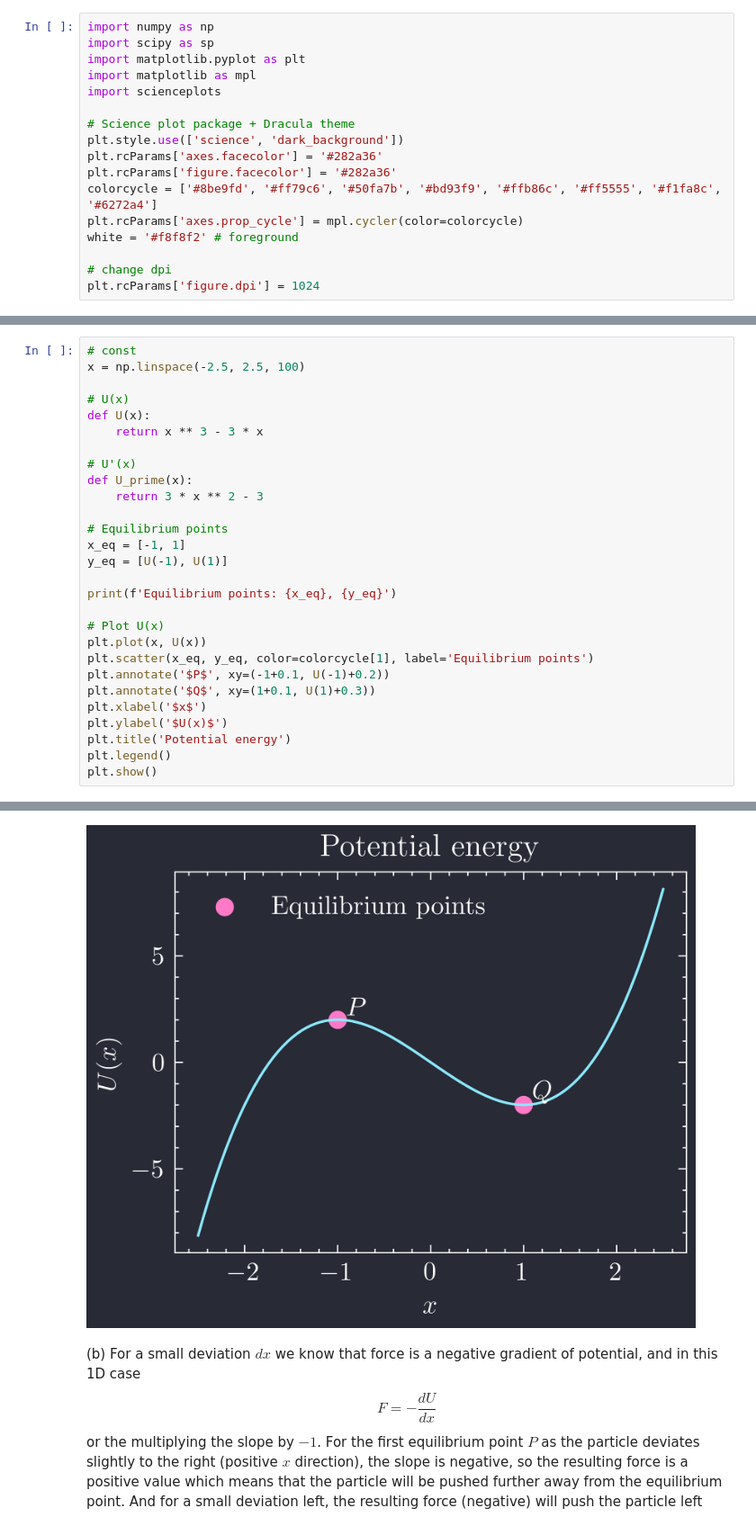
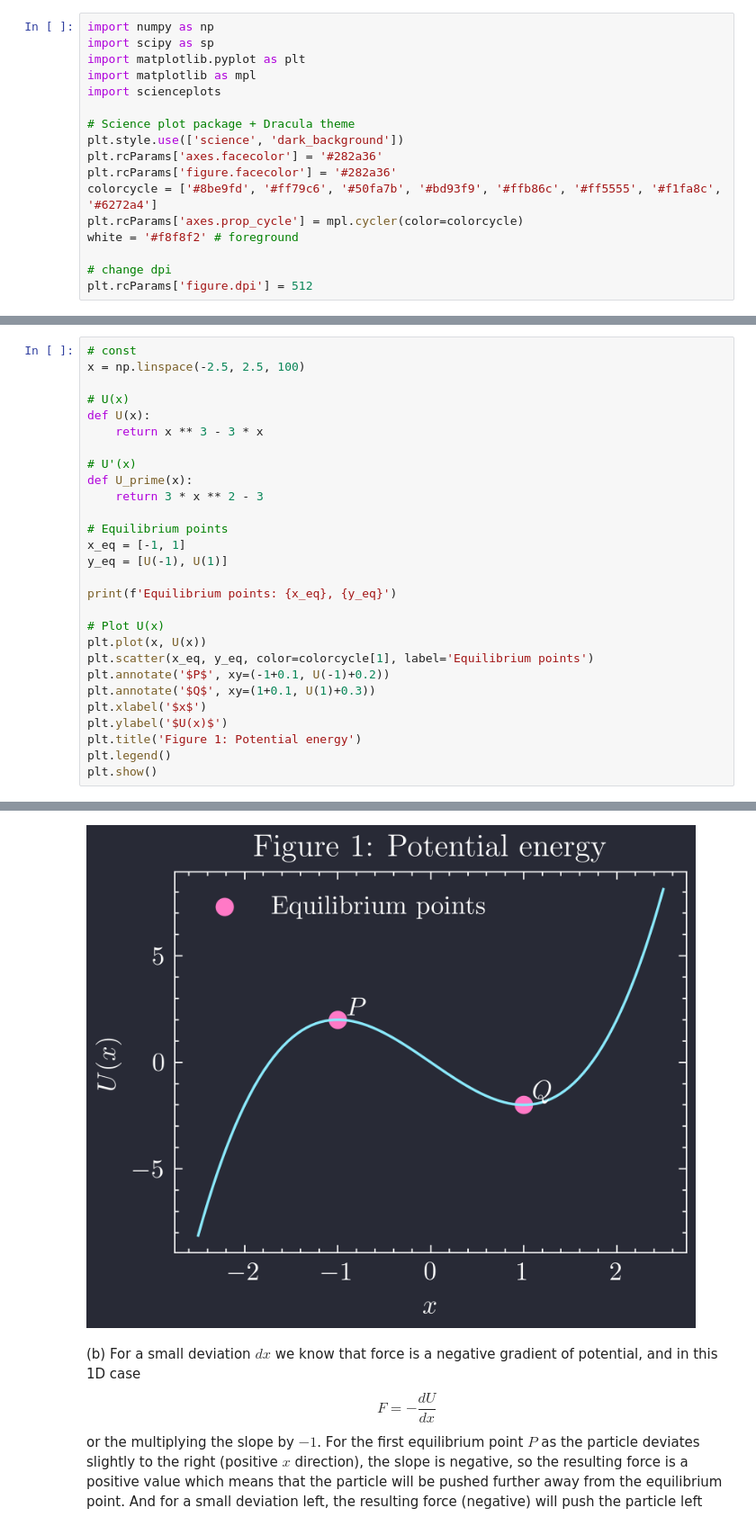
Before and after one commit to joonsuuh/notex, a Jupyter notebook: spring2024/taylor411/code/hw4.ipynb, the cells around one changed output, grey strips where cells are left out. Shown at 90% size. Saved outputs shown, nothing was run; the diff lists cells and outputs as text.

```diff
--- a/spring2024/taylor411/code/hw4.ipynb
+++ b/spring2024/taylor411/code/hw4.ipynb
@@ -15,7 +15,7 @@ plt.rcParams['axes.prop_cycle'] = mpl.cycler(color=colorcycle)
 white = '#f8f8f2' # foreground
 
 # change dpi
-plt.rcParams['figure.dpi'] = 1024
+plt.rcParams['figure.dpi'] = 512
 # %% [markdown]
 ## Problem 1
 
@@ -25,34 +25,34 @@ So the equilibrium points are at $P = (-1, 1)$ and $Q = (2, -2)$.
 # %%
 # const
 x = np.linspace(-2.5, 2.5, 100)
 
 # U(x)
 def U(x):
     return x ** 3 - 3 * x
 
 # U'(x)
 def U_prime(x):
     return 3 * x ** 2 - 3
 
 # Equilibrium points
 x_eq = [-1, 1]
 y_eq = [U(-1), U(1)]
 
 print(f'Equilibrium points: {x_eq}, {y_eq}')
 
 # Plot U(x)
 plt.plot(x, U(x))
 plt.scatter(x_eq, y_eq, color=colorcycle[1], label='Equilibrium points')
 plt.annotate('$P$', xy=(-1+0.1, U(-1)+0.2))
 plt.annotate('$Q$', xy=(1+0.1, U(1)+0.3))
 plt.xlabel('$x$')
 plt.ylabel('$U(x)$')
-plt.title('Potential energy')
+plt.title('Figure 1: Potential energy')
 plt.legend()
 plt.show()
 # %% [output]
 Equilibrium points: [-1, 1], [2, -2]
-[figure, old version]
+[figure, new version]
 # %% [markdown]
 (b) For a small deviation $dx$ we know that force is a negative gradient of potential, and in this 1D case
 $$ F = -\frac{dU}{dx} $$
```
Also changed, not shown: parts of 14 cells of this notebook, 11 other files.
